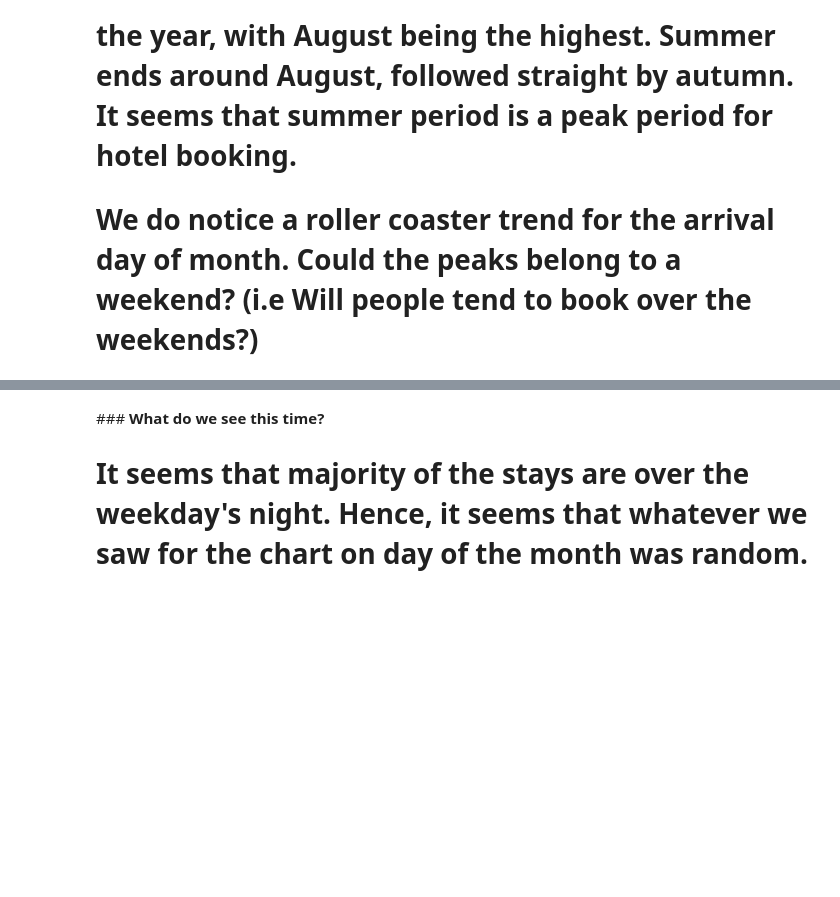
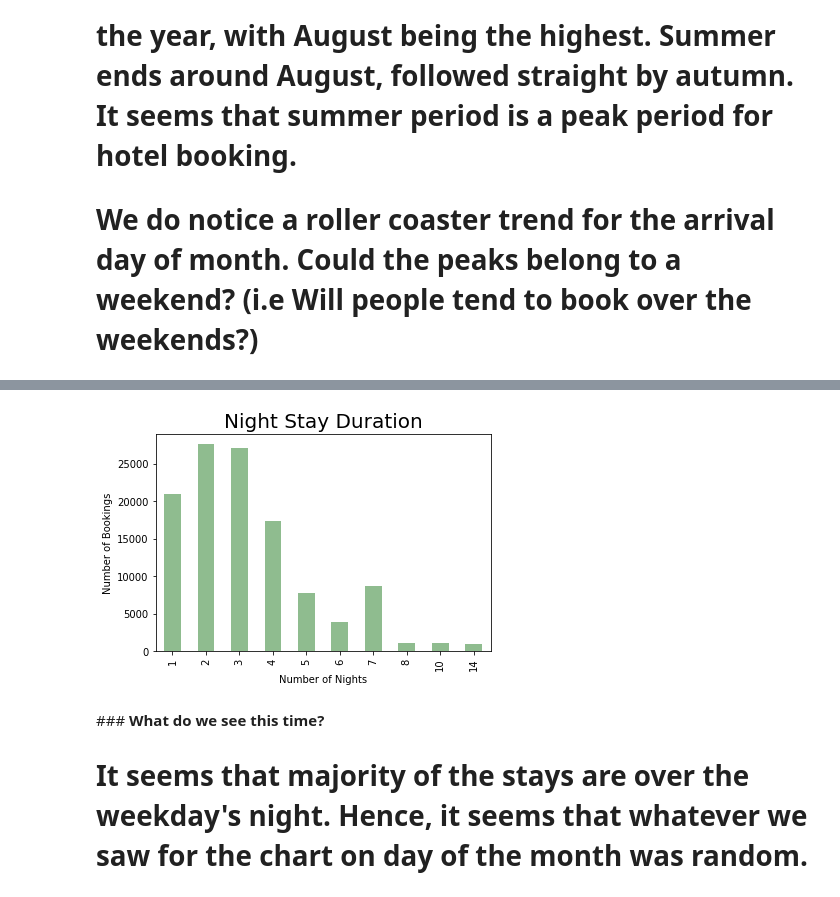
Before and after one commit to RanjithK2608/Hotel_Booking_Analysis, a Jupyter notebook: Hotel_Booking_Analysis_Capstone_Project.ipynb, the cells around one changed output, grey strips where cells are left out. Drawn from its saved outputs; the diff is of its cells as text; code cells hidden in the pictures; blank space fills up the shorter version.

```diff
--- a/Hotel_Booking_Analysis_Capstone_Project.ipynb
+++ b/Hotel_Booking_Analysis_Capstone_Project.ipynb
@@ -324,0 +335,4 @@ Text(0.5, 1.0, 'Number of stays on weekend nights')
+# %%
+#Checking number of night stays for all the bookings
+total_night_stays = (new_data['stays_in_week_nights'] + new_data['stays_in_weekend_nights']).value_counts().head(10).sort_index()
+total_night_stays
@@ -325,3 +351,12 @@ Text(0.5, 1.0, 'Number of stays on weekend nights')
+# %%
+#Graph representing number of bookings vs numnber of night stayed
+total_night_stays.plot(kind='bar', color = 'darkseagreen')
+plt.title('Night Stay Duration', fontsize = 20)
+plt.ylabel('Number of Bookings')
+plt.xlabel('Number of Nights')
+plt.rcParams['figure.figsize']=(15,10)
+# %% [output]
+[figure, added]
 # %% [markdown]
 ###<b> What do we see this time?
 # It seems that majority of the stays are over the weekday's night. Hence, it seems that whatever we saw for the chart on day of the month was random.
```
Also changed, not shown: parts of 31 cells of this notebook.
